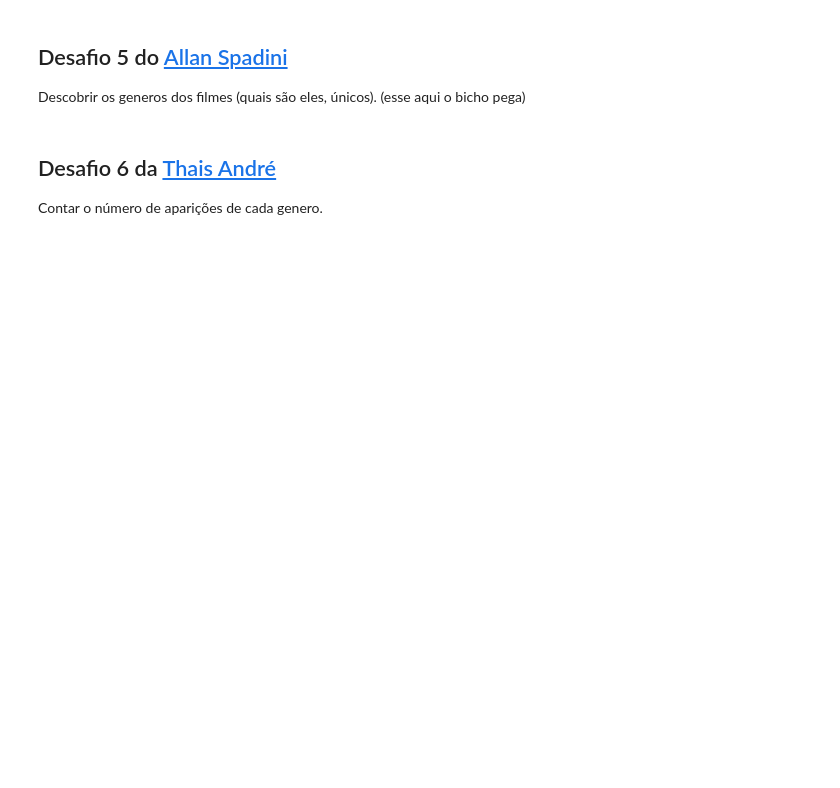
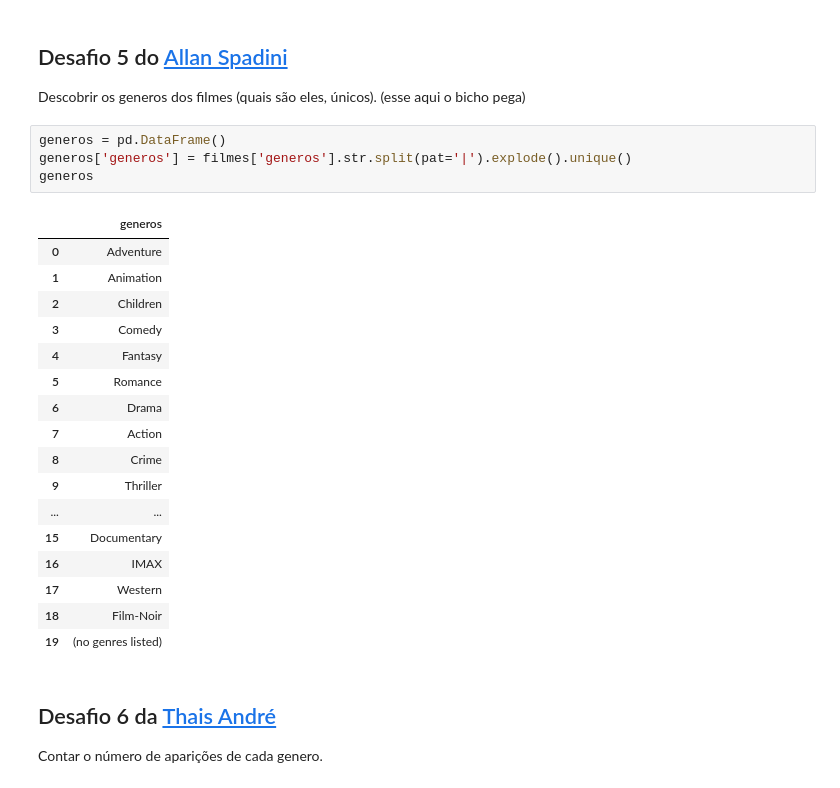
Before and after one commit to edsonajunior/Data-Science-study, a Jupyter notebook: QuarentenaDados_aula01.ipynb, the cells around one changed output. Cells and saved outputs as stored; diff of their text form; blank space fills up the shorter version.

```diff
--- a/QuarentenaDados_aula01.ipynb
+++ b/QuarentenaDados_aula01.ipynb
@@ -409,6 +417,28 @@ Arredondar as médias (coluna de nota média) para duas casas decimais.
 ## Desafio 5 do [Allan Spadini](https://twitter.com/allanspadini)
 
 Descobrir os generos dos filmes (quais são eles, únicos). (esse aqui o bicho pega)
+# %%
+generos = pd.DataFrame()
+generos['generos'] = filmes['generos'].str.split(pat='|').explode().unique()
+generos
+# %% [output]
+|  | generos |
+| 0 | Adventure |
+| 1 | Animation |
+| 2 | Children |
+| 3 | Comedy |
+| 4 | Fantasy |
+| 5 | Romance |
+| 6 | Drama |
+| 7 | Action |
+| 8 | Crime |
+| 9 | Thriller |
+| ... | ... |
+| 15 | Documentary |
+| 16 | IMAX |
+| 17 | Western |
+| 18 | Film-Noir |
+| 19 | (no genres listed) |
 # %% [markdown]
 ## Desafio 6 da [Thais André](https://twitter.com/thais_tandre)
 
```
Also changed, not shown: parts of 10 cells of this notebook.
